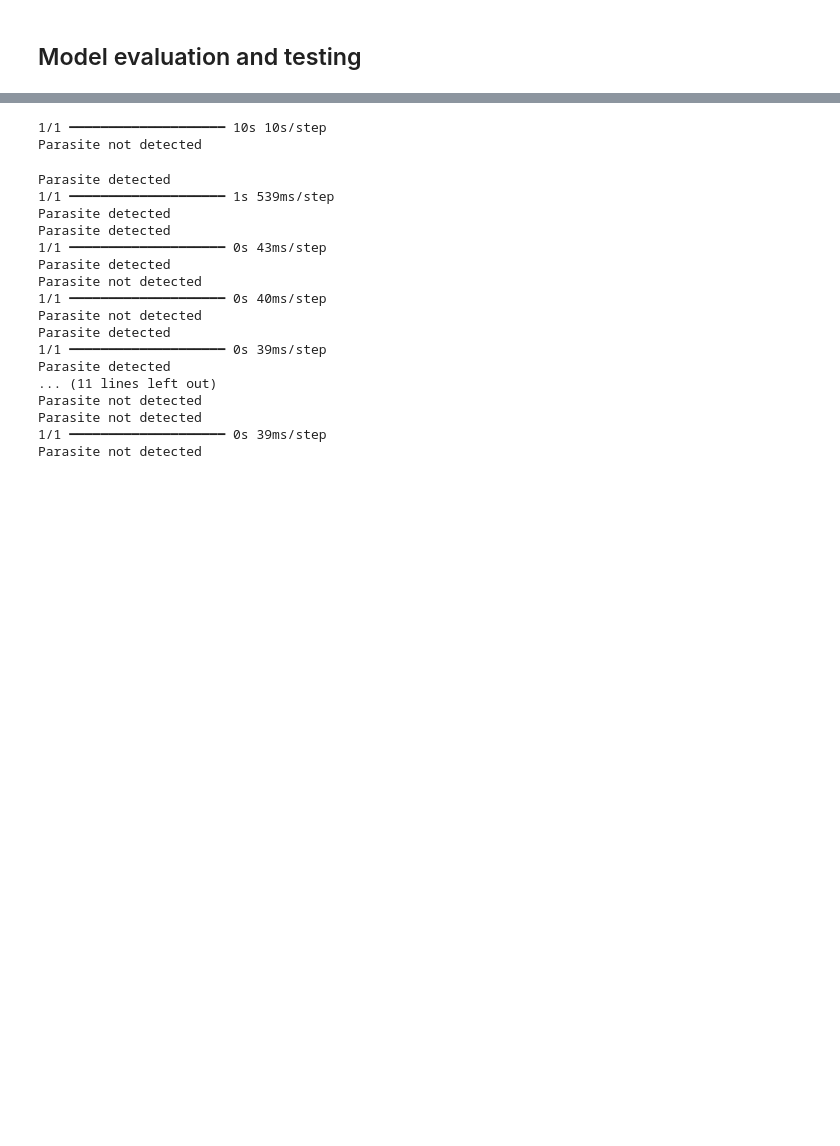
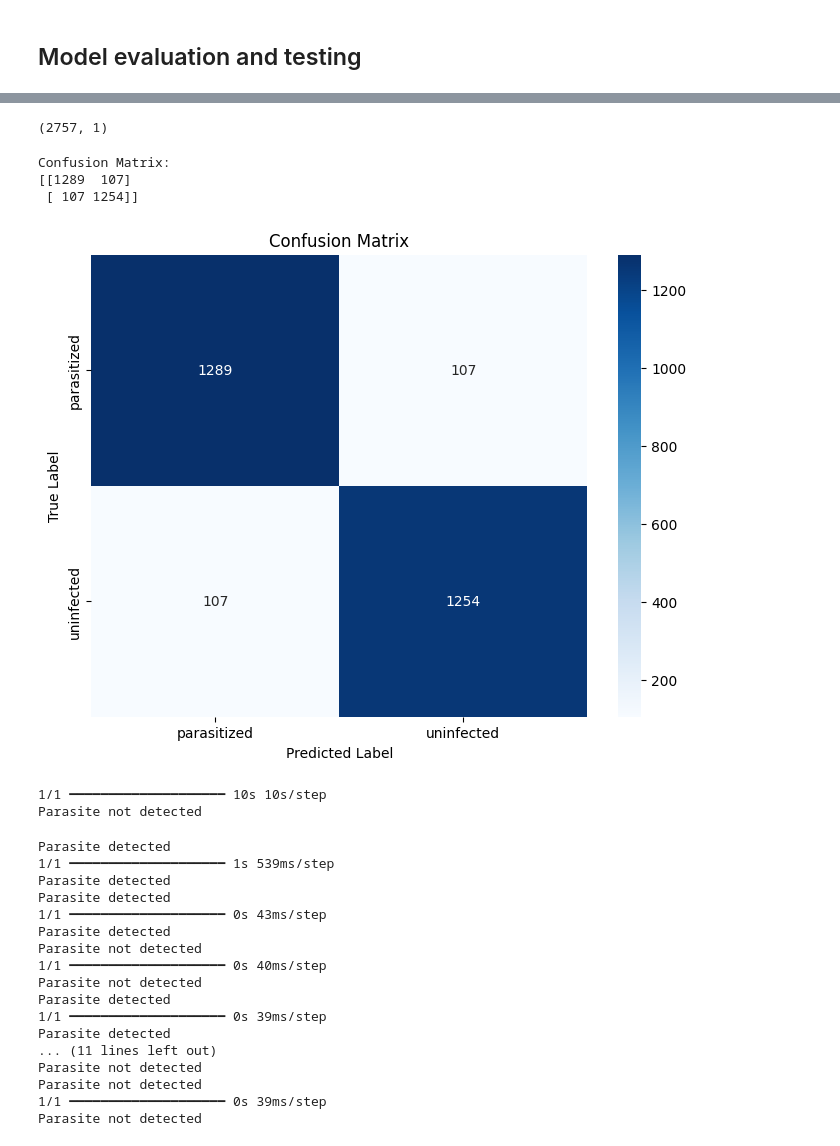
Before and after one commit to christopherjneelankavil/malaria_detection_cnn, a Jupyter notebook: malaria_detection_cnn.ipynb, the cells around one changed output, grey strips where cells are left out. Drawn from its saved outputs; the diff is of its cells as text; code cells hidden in the pictures; blank space fills up the shorter version.

```diff
--- a/malaria_detection_cnn.ipynb
+++ b/malaria_detection_cnn.ipynb
@@ -362,0 +760,13 @@ model.evaluate(test_dataset)
+# %%
+labels = []
+inputs = []
+
+for X,y in test_dataset.as_numpy_iterator():
+    labels.append(y)
+    inputs.append(X)
+# %%
+all_labels = np.concatenate(labels, axis=0)
+all_inputs = np.concatenate(inputs, axis=0)
+
+print(f"Total number of labels: {len(all_labels)}")
+print(f"Shape of all inputs: {all_inputs.shape}")
@@ -362,0 +776,2 @@ model.evaluate(test_dataset)
+# %%
+predicted = sequential_model_for_custom_dense_layer.predict(all_inputs)
@@ -362,0 +780,23 @@ model.evaluate(test_dataset)
+# %%
+print(predicted.shape)
+# %% [output]
+(2757, 1)
+# %%
+THRESHOLD = 0.5
+
+conf_matrix = confusion_matrix(all_labels, predicted > THRESHOLD)
+print("Confusion Matrix:")
+print(conf_matrix)
+# %% [output]
+Confusion Matrix:
+[[1289  107]
+ [ 107 1254]]
+# %%
+plt.figure(figsize=(8, 6))
+sns.heatmap(conf_matrix, annot=True, fmt='d', cmap='Blues', xticklabels=data_info.features['label'].names, yticklabels=data_info.features['label'].names)
+plt.xlabel('Predicted Label')
+plt.ylabel('True Label')
+plt.title('Confusion Matrix')
+plt.show()
+# %% [output]
+[figure, added]
```
Also changed, not shown: parts of 31 cells of this notebook.
